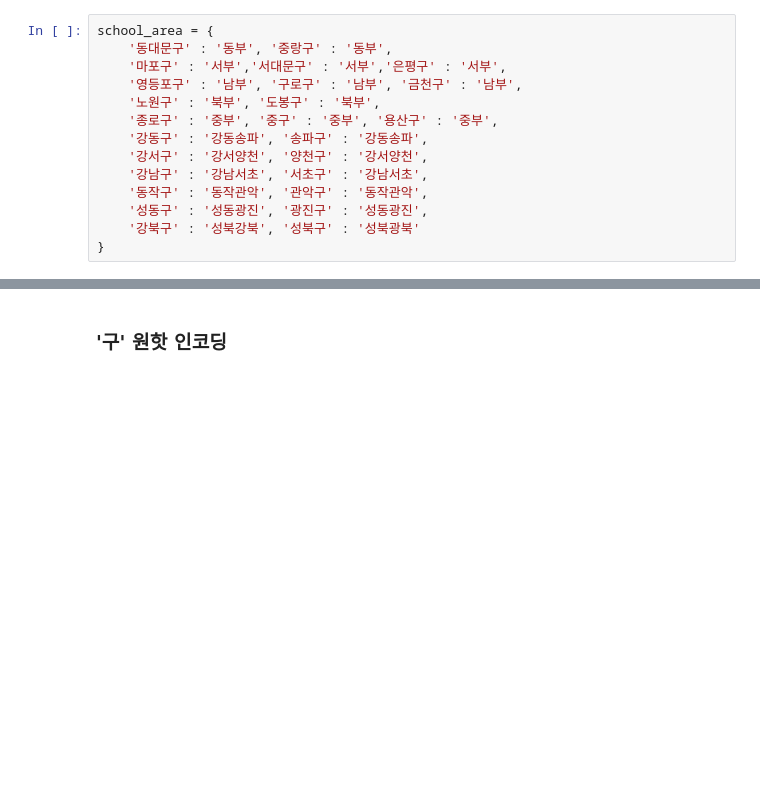
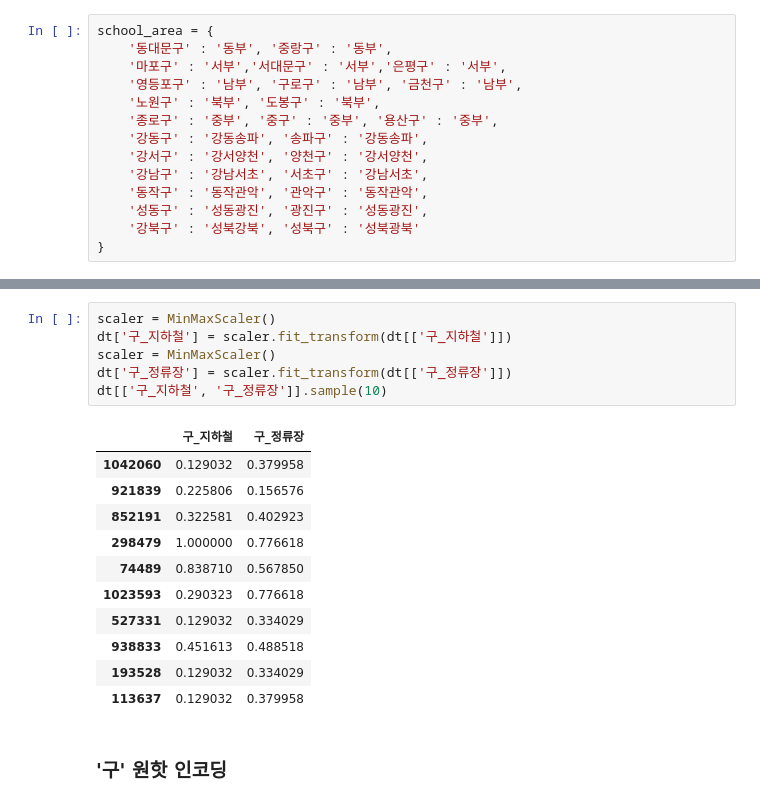
Before and after one commit to UpstageAILab6/upstage-ml-regression-ml-3_pub, a Jupyter notebook: yjkim/1_Preprocessing.ipynb, the cells around one changed output, grey strips where cells are left out. Saved outputs shown, nothing was run; the diff lists cells and outputs as text; blank space fills up the shorter version.

```diff
--- a/yjkim/1_Preprocessing.ipynb
+++ b/yjkim/1_Preprocessing.ipynb
@@ -975,3 +1003,21 @@ dt.sample(5)
+# %%
+scaler = MinMaxScaler()
+dt['구_지하철'] = scaler.fit_transform(dt[['구_지하철']])
+scaler = MinMaxScaler()
+dt['구_정류장'] = scaler.fit_transform(dt[['구_정류장']])
+dt[['구_지하철', '구_정류장']].sample(10)
+# %% [output]
+|  | 구_지하철 | 구_정류장 |
+| 1042060 | 0.129032 | 0.379958 |
+| 921839 | 0.225806 | 0.156576 |
+| 852191 | 0.322581 | 0.402923 |
+| 298479 | 1.000000 | 0.776618 |
+| 74489 | 0.838710 | 0.567850 |
+| 1023593 | 0.290323 | 0.776618 |
+| 527331 | 0.129032 | 0.334029 |
+| 938833 | 0.451613 | 0.488518 |
+| 193528 | 0.129032 | 0.334029 |
+| 113637 | 0.129032 | 0.379958 |
 # %% [markdown]
 ### '구' 원핫 인코딩
 # %%
```
Also changed, not shown: parts of 48 cells of this notebook, 2 other files.
